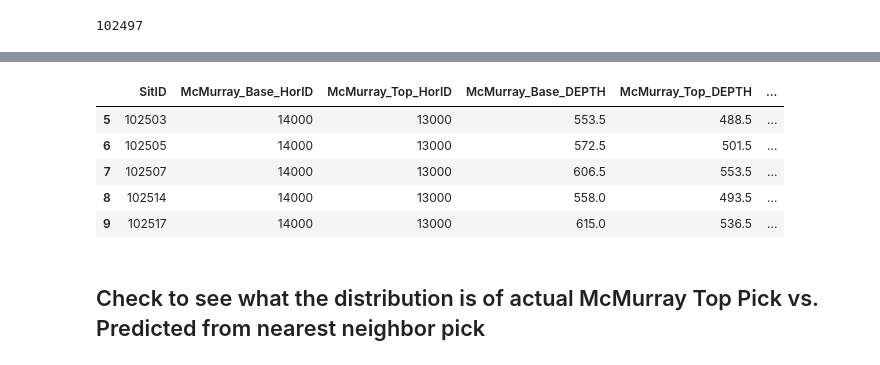
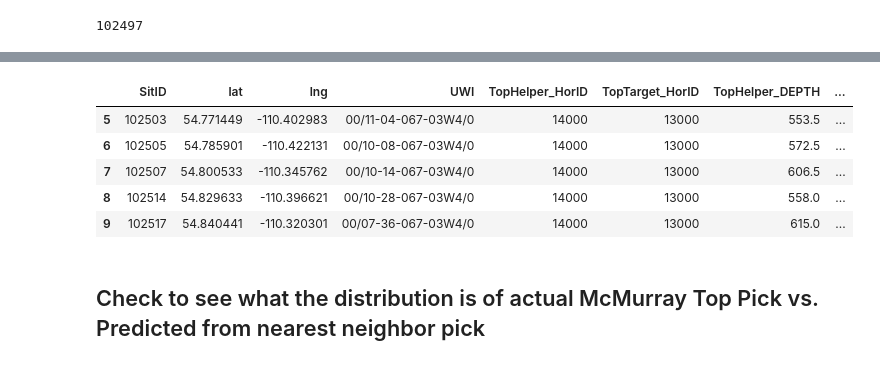
Before and after one commit to JustinGOSSES/MannvilleGroup_Strat_Hackathon, a Jupyter notebook: notebooks_2018/modular_redo/WellsKNN/wellKNN_wKDtree-Post092018_vC.ipynb, the cells around one changed output, grey strips where cells are left out. Saved outputs shown, nothing was run; the diff lists cells and outputs as text; code cells hidden in the pictures.

```diff
--- a/notebooks_2018/modular_redo/WellsKNN/wellKNN_wKDtree-Post092018_vC.ipynb
+++ b/notebooks_2018/modular_redo/WellsKNN/wellKNN_wKDtree-Post092018_vC.ipynb
@@ -453,6 +547,6 @@ def broadcastFuncForFindNearestNPickDepth(df,pickColInt,newPickColName):
         df.iloc[eachRow:eachRowP1][newPickColName] = pick_depth
     return df
 # %%
-temp2 = broadcastFuncForFindNearestNPickDepth(df_new_cleaned_plus_nn,4,'NN1_McMurray_Top_DEPTH')
+temp2 = broadcastFuncForFindNearestNPickDepth(df_new_cleaned_plus_nn,7,'NN1_topTarget_DEPTH')
 # %% [output]
 0   NaN
@@ -509,0 +614,2 @@ temp3 = temp2[['SitID','McMurray_Base_HorID','McMurray_Top_HorID','McMurray_Base
+# %%
+df_new2 = broadcastFuncForFindNearestNPickDepth(temp2,6,'NN1_TopHelper_DEPTH')
@@ -597,11 +668,23 @@ temp5['MM_Top_Depth_predBy_NN1thick'] =  temp5['McMurray_Base_DEPTH'] - temp5['N
+# %%
+def useThicknessOfNeighborsToEst(df_new2):
+    df_new2['NN1_topTarget_DEPTH'] = df_new2['NN1_topTarget_DEPTH'].apply(convertStringToFloat)
+    df_new2['NN1_TopHelper_DEPTH'] = df_new2['NN1_TopHelper_DEPTH'].apply(convertStringToFloat)
+    df_new2['TopHelper_DEPTH'] = df_new2['TopHelper_DEPTH'].apply(convertStringToFloat)
+    df_new2['TopTarget_DEPTH'] = df_new2['TopTarget_DEPTH'].apply(convertStringToFloat)
+    df_new2['NN1_thickness'] = df_new2['NN1_TopHelper_DEPTH'] - df_new2['NN1_topTarget_DEPTH']
+    df_new2['topTarget_Depth_predBy_NN1thick'] =  df_new2['TopHelper_DEPTH'] - df_new2['NN1_thickness']
+    return df_new2
+# %%
+
+df_new2 = useThicknessOfNeighborsToEst(df_new2)
 # %%
-temp5[5:10]
+df_new2[5:10]
 # %% [output]
-|  | SitID | McMurray_Base_HorID | McMurray_Top_HorID | McMurray_Base_DEPTH | McMurray_Top_DEPTH | ... |
-| 5 | 102503 | 14000 | 13000 | 553.5 | 488.5 | ... |
-| 6 | 102505 | 14000 | 13000 | 572.5 | 501.5 | ... |
-| 7 | 102507 | 14000 | 13000 | 606.5 | 553.5 | ... |
-| 8 | 102514 | 14000 | 13000 | 558.0 | 493.5 | ... |
-| 9 | 102517 | 14000 | 13000 | 615.0 | 536.5 | ... |
+|  | SitID | lat | lng | UWI | TopHelper_HorID | TopTarget_HorID | TopHelper_DEPTH | ... |
+| 5 | 102503 | 54.771449 | -110.402983 | 00/11-04-067-03W4/0 | 14000 | 13000 | 553.5 | ... |
+| 6 | 102505 | 54.785901 | -110.422131 | 00/10-08-067-03W4/0 | 14000 | 13000 | 572.5 | ... |
+| 7 | 102507 | 54.800533 | -110.345762 | 00/10-14-067-03W4/0 | 14000 | 13000 | 606.5 | ... |
+| 8 | 102514 | 54.829633 | -110.396621 | 00/10-28-067-03W4/0 | 14000 | 13000 | 558.0 | ... |
+| 9 | 102517 | 54.840441 | -110.320301 | 00/07-36-067-03W4/0 | 14000 | 13000 | 615.0 | ... |
 # %%
 # wells_df_new_cleaned_plus_nn = temp5.copy()
```
Also changed, not shown: parts of 79 cells of this notebook, 3 other files.
